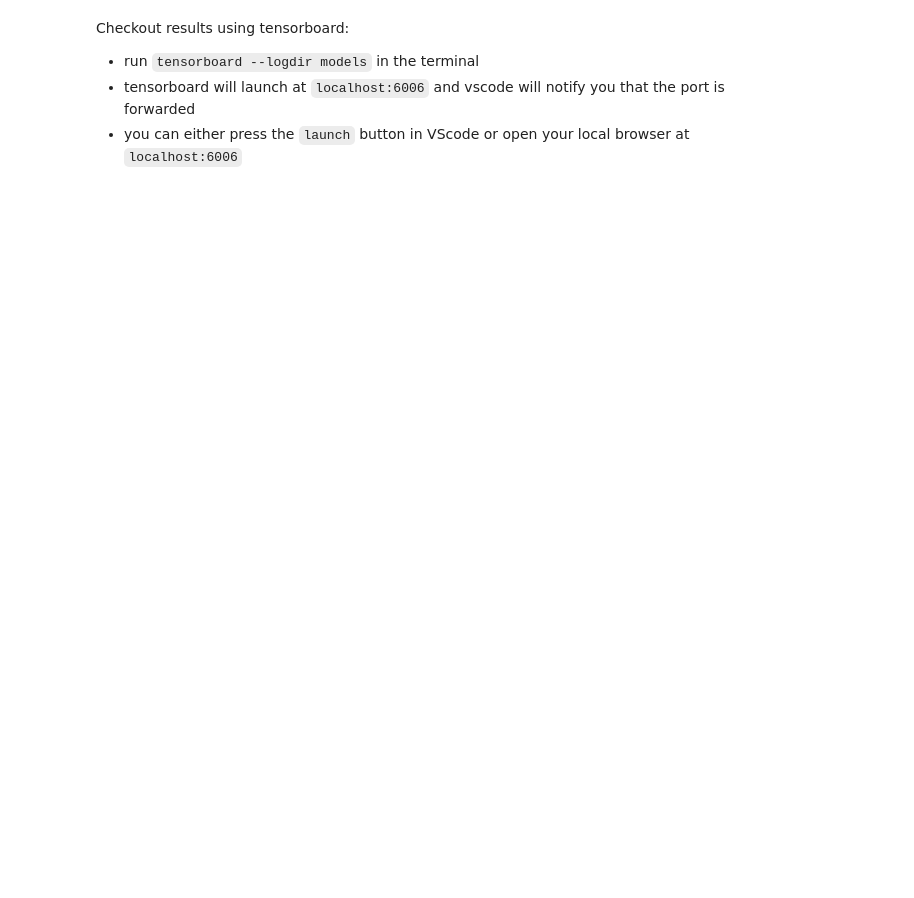
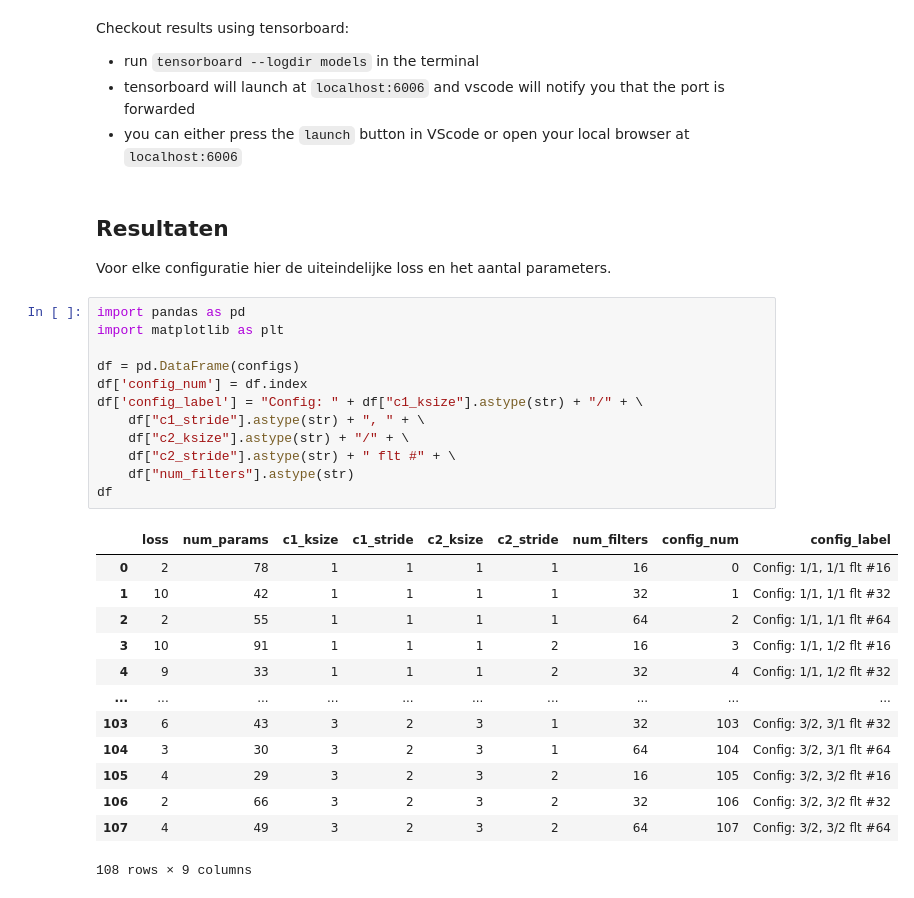
Before and after one commit to mcdejonge/mlmoi_expcnn, a Jupyter notebook: notebooks/matthijs.ipynb, the cells around one changed output. Cells and saved outputs as stored; diff of their text form; blank space fills up the shorter version.

```diff
--- a/notebooks/matthijs.ipynb
+++ b/notebooks/matthijs.ipynb
@@ -216,3 +201,33 @@ Checkout results using tensorboard:
 - run `tensorboard --logdir models` in the terminal
 - tensorboard will launch at `localhost:6006` and vscode will notify you that the port is forwarded
 - you can either press the `launch` button in VScode or open your local browser at `localhost:6006`
+# %% [markdown]
+## Resultaten
+
+Voor elke configuratie hier de uiteindelijke loss en het aantal parameters.
+# %%
+import pandas as pd
+import matplotlib as plt
+
+df = pd.DataFrame(configs)
+df['config_num'] = df.index
+df['config_label'] = "Config: " + df["c1_ksize"].astype(str) + "/" + \
+    df["c1_stride"].astype(str) + ", " + \
+    df["c2_ksize"].astype(str) + "/" + \
+    df["c2_stride"].astype(str) + " flt #" + \
+    df["num_filters"].astype(str)
+df
+# %% [output]
+|  | loss | num_params | c1_ksize | c1_stride | c2_ksize | c2_stride | num_filters | config_num | config_label |
+| 0 | 2 | 78 | 1 | 1 | 1 | 1 | 16 | 0 | Config: 1/1, 1/1 flt #16 |
+| 1 | 10 | 42 | 1 | 1 | 1 | 1 | 32 | 1 | Config: 1/1, 1/1 flt #32 |
+| 2 | 2 | 55 | 1 | 1 | 1 | 1 | 64 | 2 | Config: 1/1, 1/1 flt #64 |
+| 3 | 10 | 91 | 1 | 1 | 1 | 2 | 16 | 3 | Config: 1/1, 1/2 flt #16 |
+| 4 | 9 | 33 | 1 | 1 | 1 | 2 | 32 | 4 | Config: 1/1, 1/2 flt #32 |
+| ... | ... | ... | ... | ... | ... | ... | ... | ... | ... |
+| 103 | 6 | 43 | 3 | 2 | 3 | 1 | 32 | 103 | Config: 3/2, 3/1 flt #32 |
+| 104 | 3 | 30 | 3 | 2 | 3 | 1 | 64 | 104 | Config: 3/2, 3/1 flt #64 |
+| 105 | 4 | 29 | 3 | 2 | 3 | 2 | 16 | 105 | Config: 3/2, 3/2 flt #16 |
+| 106 | 2 | 66 | 3 | 2 | 3 | 2 | 32 | 106 | Config: 3/2, 3/2 flt #32 |
+| 107 | 4 | 49 | 3 | 2 | 3 | 2 | 64 | 107 | Config: 3/2, 3/2 flt #64 |
+108 rows × 9 columns
```
Also changed, not shown: parts of 3 cells of this notebook.
